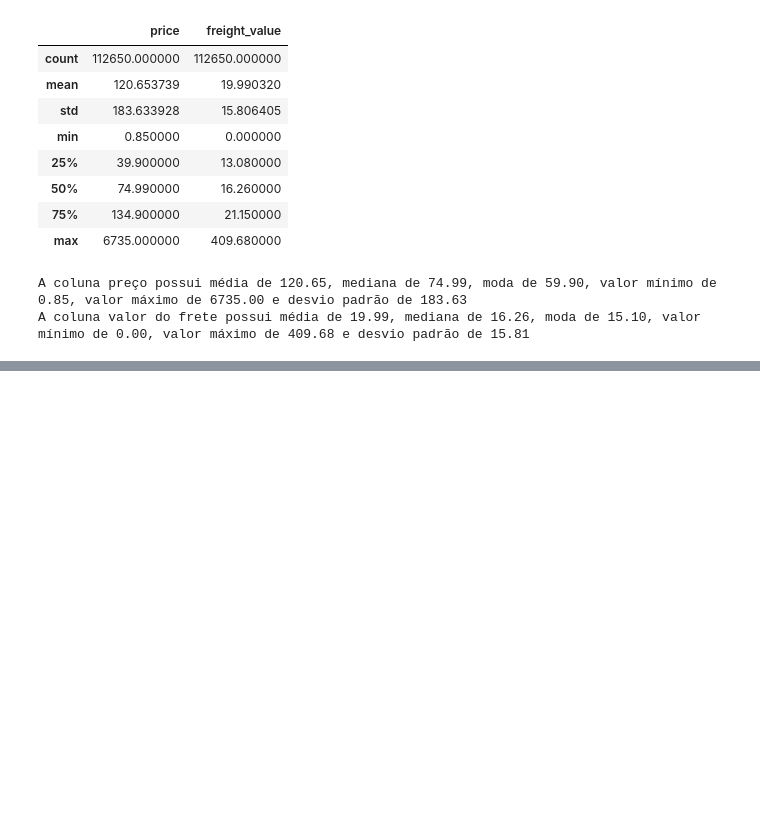
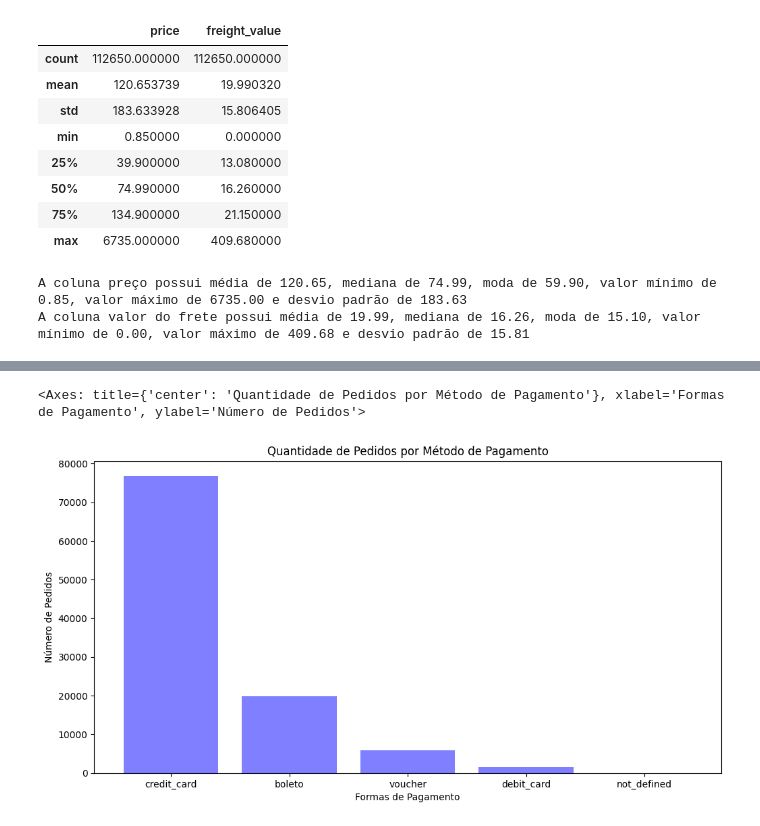
Before and after one commit to RayVilaca/Bootcamp-Data-Science-Ada, a Jupyter notebook: projetos-conclusao-modulo/modulo2/projeto.ipynb, the cells around one changed output, grey strips where cells are left out. Cells and saved outputs as stored; diff of their text form; code cells hidden in the pictures; blank space fills up the shorter version.

Commit message:
feat: add order payments section in module 2

```diff
--- a/projetos-conclusao-modulo/modulo2/projeto.ipynb
+++ b/projetos-conclusao-modulo/modulo2/projeto.ipynb
@@ -221,0 +261,3 @@ A coluna valor do frete possui média de 19.99, mediana de 16.26, moda de 15.10,
+# %%
+frequencia_forma_pagamento = pedido_pagamentos.value_counts('payment_type')
+frequencia_forma_pagamento
@@ -221,0 +272,14 @@ A coluna valor do frete possui média de 19.99, mediana de 16.26, moda de 15.10,
+# %%
+frequencia_forma_pagamento.plot(kind='bar',
+                                title='Quantidade de Pedidos por Método de Pagamento',
+                                xlabel='Formas de Pagamento',
+                                ylabel='Número de Pedidos',
+                                rot=0,
+                                width=0.8,
+                                color='blue',
+                                alpha=0.5,
+                                figsize=(12, 6)
+                                )
+# %% [output]
+<Axes: title={'center': 'Quantidade de Pedidos por Método de Pagamento'}, xlabel='Formas de Pagamento', ylabel='Número de Pedidos'>
+[figure, added]
```
Also changed, not shown: parts of 8 cells of this notebook.
